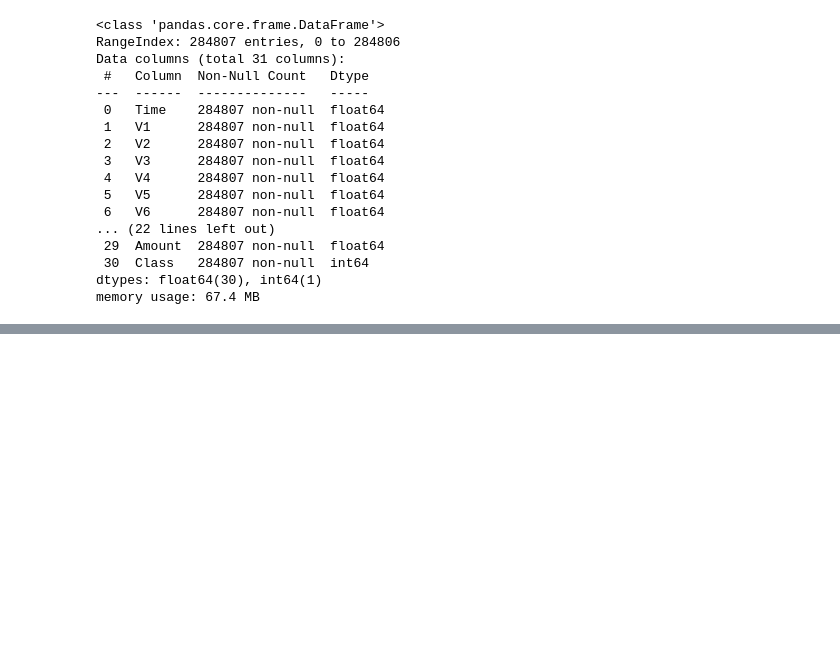
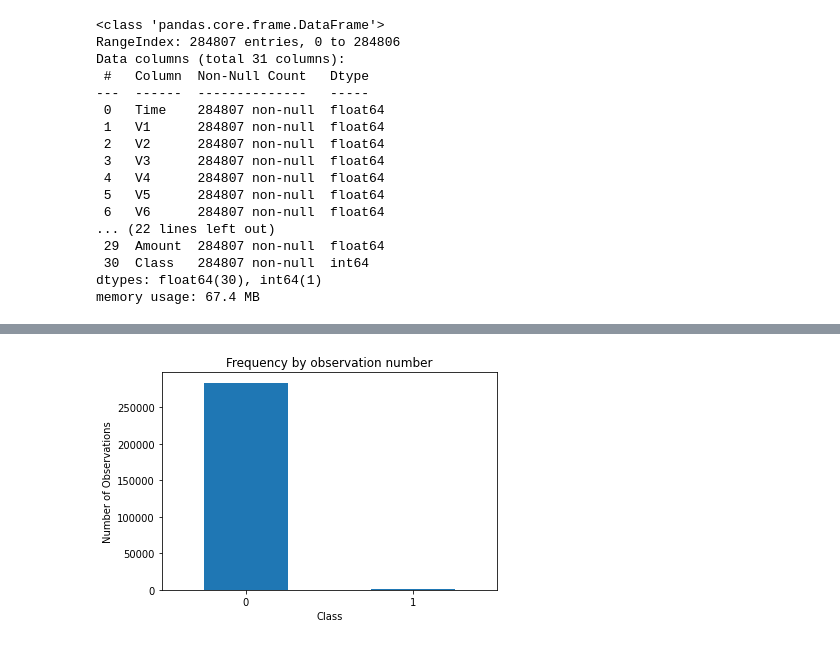
Before and after one commit to MiguelJ125/creditcard_Jaramillo, a Jupyter notebook: Creditcard_Jaramillo_EDA.ipynb, the cells around one changed output, grey strips where cells are left out. Drawn from its saved outputs; the diff is of its cells as text; code cells hidden in the pictures; blank space fills up the shorter version.

```diff
--- a/Creditcard_Jaramillo_EDA.ipynb
+++ b/Creditcard_Jaramillo_EDA.ipynb
@@ -78,0 +94,8 @@ plt.show()
+# %%
+count_classes = pd.value_counts(df['Class'], sort = True)
+count_classes.plot(kind = 'bar', rot=0)
+plt.title("Frequency by observation number")
+plt.xlabel("Class")
+plt.ylabel("Number of Observations");
+# %% [output]
+[figure, added]
```
Also changed, not shown: parts of 6 cells of this notebook.
